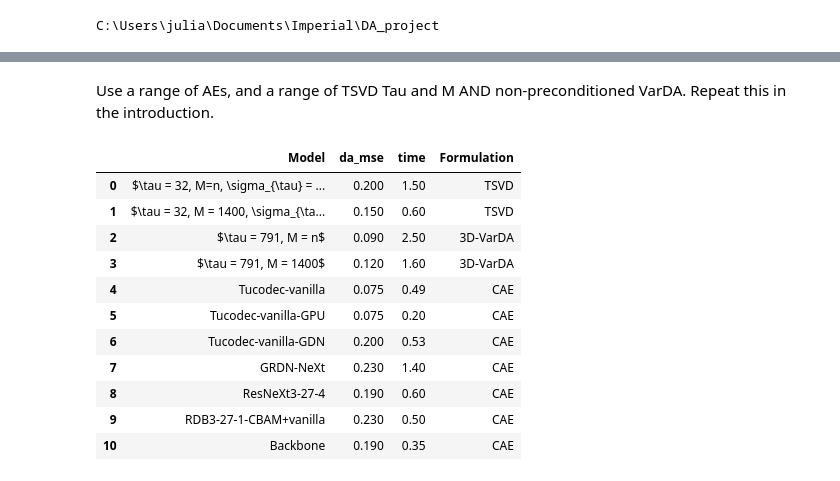
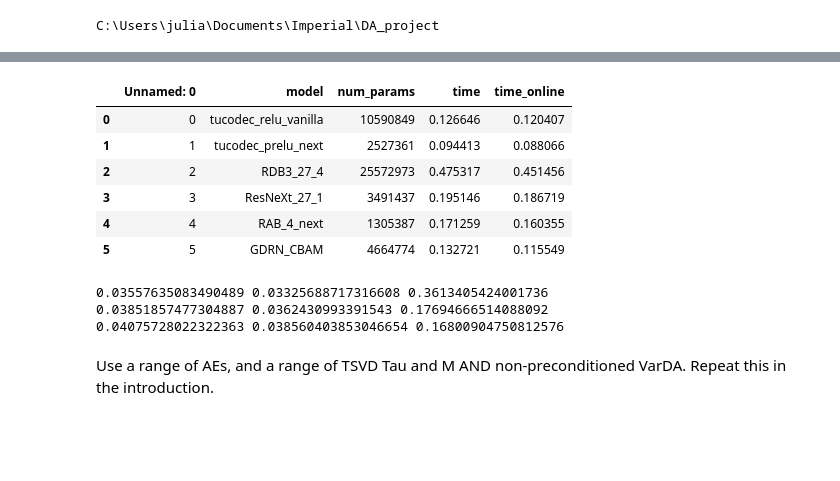
Before and after one commit to julianmack/Data_Assimilation, a Jupyter notebook: report/generate_figures/time_perf_tradeoff.ipynb, the cells around one changed output, grey strips where cells are left out. Drawn from its saved outputs; the diff is of its cells as text; code cells hidden in the pictures; blank space fills up the shorter version.

```diff
--- a/report/generate_figures/time_perf_tradeoff.ipynb
+++ b/report/generate_figures/time_perf_tradeoff.ipynb
@@ -21,22 +42,31 @@ from matplotlib.ticker import ScalarFormatter
+# %%
+in_csv_times = "experiments/time/best_gpu/time.csv"
+df = pd.read_csv(in_csv_times)
+df
+# %% [output]
+|  | Unnamed: 0 | model | num_params | time | time_online |
+| 0 | 0 | tucodec_relu_vanilla | 10590849 | 0.126646 | 0.120407 |
+| 1 | 1 | tucodec_prelu_next | 2527361 | 0.094413 | 0.088066 |
+| 2 | 2 | RDB3_27_4 | 25572973 | 0.475317 | 0.451456 |
+| 3 | 3 | ResNeXt_27_1 | 3491437 | 0.195146 | 0.186719 |
+| 4 | 4 | RAB_4_next | 1305387 | 0.171259 | 0.160355 |
+| 5 | 5 | GDRN_CBAM | 4664774 | 0.132721 | 0.115549 |
+# %%
+nobs2 = "experiments/TSVD3/extra/modes32_2_obs.csv"
+nobs25 = "experiments/TSVD3/extra/modes32_25_obs.csv"
+nobs248 = "experiments/TSVD3/extra/modes32_248_obs.csv"
+for fp in [nobs2, nobs25, nobs248]:
+
+    df = pd.read_csv(fp)
+    df = df.drop(0)
+    time = df["time"].mean()
+    mse = df["mse_DA"].mean()
+    online_time = df["time_online"].mean()
+    print(time, online_time, mse)
+# %% [output]
+0.03557635083490489 0.03325688717316608 0.3613405424001736
+0.03851857477304887 0.0362430993391543 0.17694666514088092
+0.04075728022322363 0.038560403853046654 0.16800904750812576
 # %% [markdown]
 Use a range of AEs, and a range of TSVD Tau and M
 AND non-preconditioned VarDA. Repeat this in the introduction.
-# %%
-out_fp = "report/figures/time_perf.png"
-in_csv = "report/data/DA_tables - final.csv"
-
-df = pd.read_csv(in_csv)
-df
-# %% [output]
-|  | Model | da_mse | time | Formulation |
-| 0 | $\tau = 32, M=n, \sigma_{\tau} = ... | 0.200 | 1.50 | TSVD |
-| 1 | $\tau = 32, M = 1400, \sigma_{\ta... | 0.150 | 0.60 | TSVD |
-| 2 | $\tau = 791, M = n$ | 0.090 | 2.50 | 3D-VarDA |
-| 3 | $\tau = 791, M = 1400$ | 0.120 | 1.60 | 3D-VarDA |
-| 4 | Tucodec-vanilla | 0.075 | 0.49 | CAE |
-| 5 | Tucodec-vanilla-GPU | 0.075 | 0.20 | CAE |
-| 6 | Tucodec-vanilla-GDN | 0.200 | 0.53 | CAE |
-| 7 | GRDN-NeXt | 0.230 | 1.40 | CAE |
-| 8 | ResNeXt3-27-4 | 0.190 | 0.60 | CAE |
-| 9 | RDB3-27-1-CBAM+vanilla | 0.230 | 0.50 | CAE |
-| 10 | Backbone | 0.190 | 0.35 | CAE |
```
Also changed, not shown: parts of 4 cells of this notebook, 11 other files.
